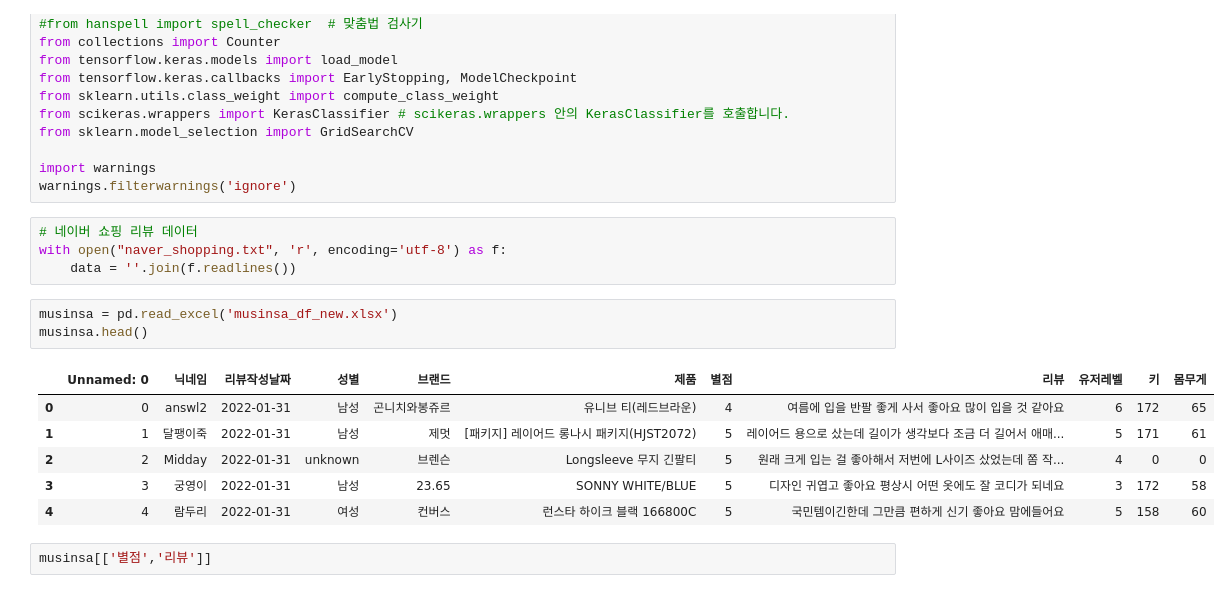
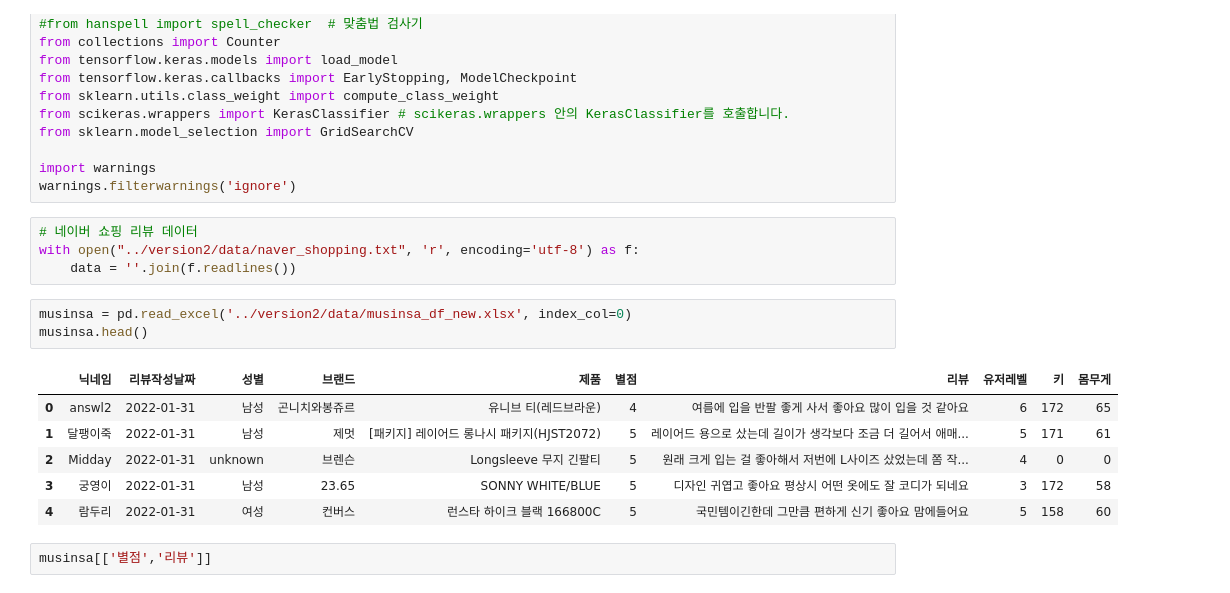
Before and after one commit to KIMJEONGSU/musinsa_pipeline, a Jupyter notebook: version1/네이버 쇼핑 리뷰 데이터 한글 감정 분석.ipynb, the cells around one changed output. Drawn from its saved outputs; the diff is of its cells as text.

```diff
--- a/version1/네이버 쇼핑 리뷰 데이터 한글 감정 분석.ipynb
+++ b/version1/네이버 쇼핑 리뷰 데이터 한글 감정 분석.ipynb
@@ -54,18 +54,18 @@ import warnings
 warnings.filterwarnings('ignore')
 # %%
 # 네이버 쇼핑 리뷰 데이터
-with open("naver_shopping.txt", 'r', encoding='utf-8') as f:
+with open("../version2/data/naver_shopping.txt", 'r', encoding='utf-8') as f:
     data = ''.join(f.readlines())
 # %%
-musinsa = pd.read_excel('musinsa_df_new.xlsx')
+musinsa = pd.read_excel('../version2/data/musinsa_df_new.xlsx', index_col=0)
 musinsa.head()
 # %% [output]
-|  | Unnamed: 0 | 닉네임 | 리뷰작성날짜 | 성별 | 브랜드 | 제품 | 별점 | 리뷰 | 유저레벨 | 키 | 몸무게 |
-| 0 | 0 | answl2 | 2022-01-31 | 남성 | 곤니치와봉쥬르 | 유니브 티(레드브라운) | 4 | 여름에 입을 반팔 좋게 사서 좋아요 많이 입을 것 같아요 | 6 | 172 | 65 |
-| 1 | 1 | 달팽이죽 | 2022-01-31 | 남성 | 제멋 | [패키지] 레이어드 롱나시 패키지(HJST2072) | 5 | 레이어드 용으로 샀는데 길이가 생각보다 조금 더 길어서 애매... | 5 | 171 | 61 |
-| 2 | 2 | Midday | 2022-01-31 | unknown | 브렌슨 | Longsleeve 무지 긴팔티 | 5 | 원래 크게 입는 걸 좋아해서 저번에 L사이즈 샀었는데 쫌 작... | 4 | 0 | 0 |
-| 3 | 3 | 궁영이 | 2022-01-31 | 남성 | 23.65 | SONNY WHITE/BLUE | 5 | 디자인 귀엽고 좋아요 평상시 어떤 옷에도 잘 코디가 되네요 | 3 | 172 | 58 |
-| 4 | 4 | 람두리 | 2022-01-31 | 여성 | 컨버스 | 런스타 하이크 블랙 166800C | 5 | 국민템이긴한데 그만큼 편하게 신기 좋아요 맘에들어요 | 5 | 158 | 60 |
+|  | 닉네임 | 리뷰작성날짜 | 성별 | 브랜드 | 제품 | 별점 | 리뷰 | 유저레벨 | 키 | 몸무게 |
+| 0 | answl2 | 2022-01-31 | 남성 | 곤니치와봉쥬르 | 유니브 티(레드브라운) | 4 | 여름에 입을 반팔 좋게 사서 좋아요 많이 입을 것 같아요 | 6 | 172 | 65 |
+| 1 | 달팽이죽 | 2022-01-31 | 남성 | 제멋 | [패키지] 레이어드 롱나시 패키지(HJST2072) | 5 | 레이어드 용으로 샀는데 길이가 생각보다 조금 더 길어서 애매... | 5 | 171 | 61 |
+| 2 | Midday | 2022-01-31 | unknown | 브렌슨 | Longsleeve 무지 긴팔티 | 5 | 원래 크게 입는 걸 좋아해서 저번에 L사이즈 샀었는데 쫌 작... | 4 | 0 | 0 |
+| 3 | 궁영이 | 2022-01-31 | 남성 | 23.65 | SONNY WHITE/BLUE | 5 | 디자인 귀엽고 좋아요 평상시 어떤 옷에도 잘 코디가 되네요 | 3 | 172 | 58 |
+| 4 | 람두리 | 2022-01-31 | 여성 | 컨버스 | 런스타 하이크 블랙 166800C | 5 | 국민템이긴한데 그만큼 편하게 신기 좋아요 맘에들어요 | 5 | 158 | 60 |
 # %%
 musinsa[['별점','리뷰']]
 # %% [output]
```
Also changed, not shown: parts of 4 cells of this notebook, 3 other files.
